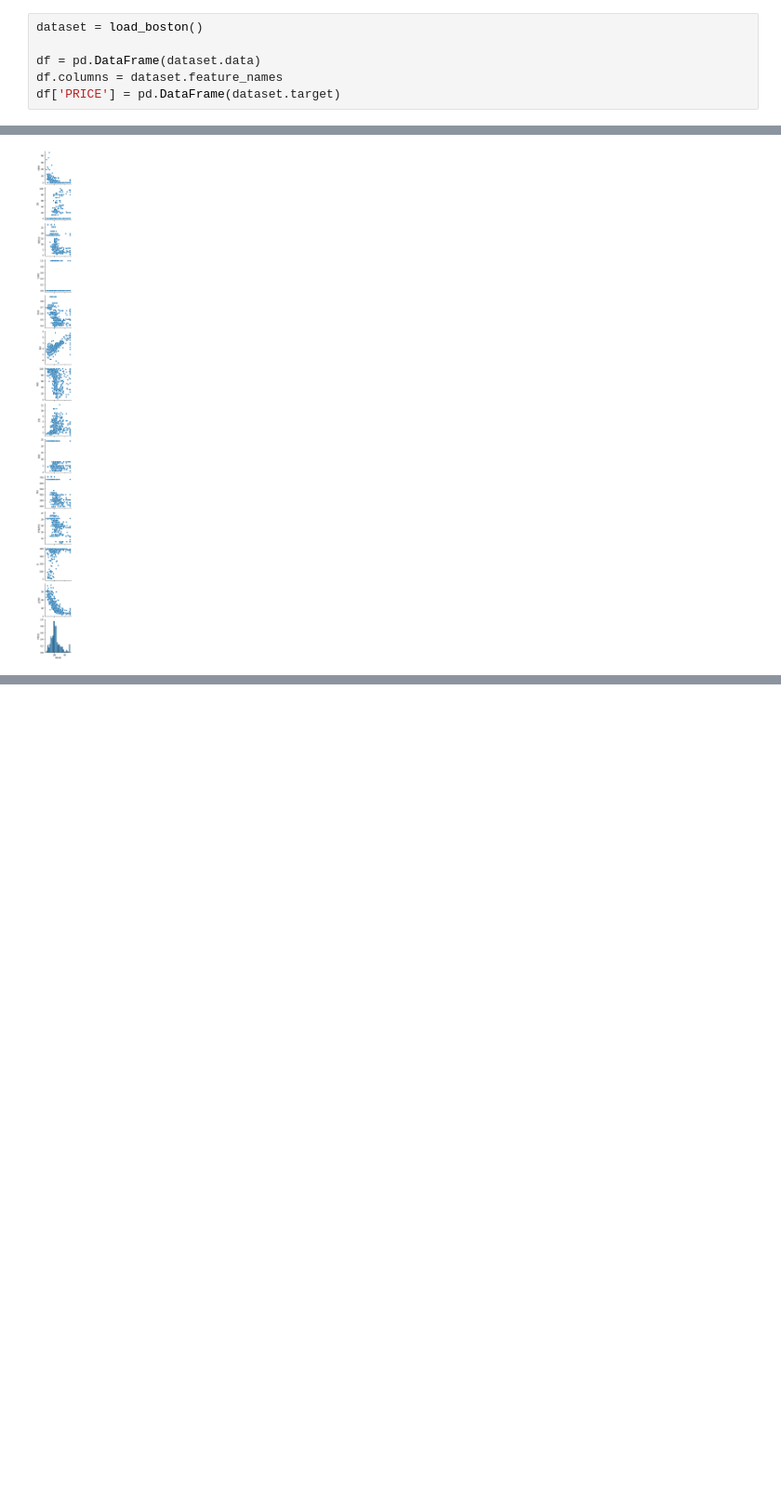
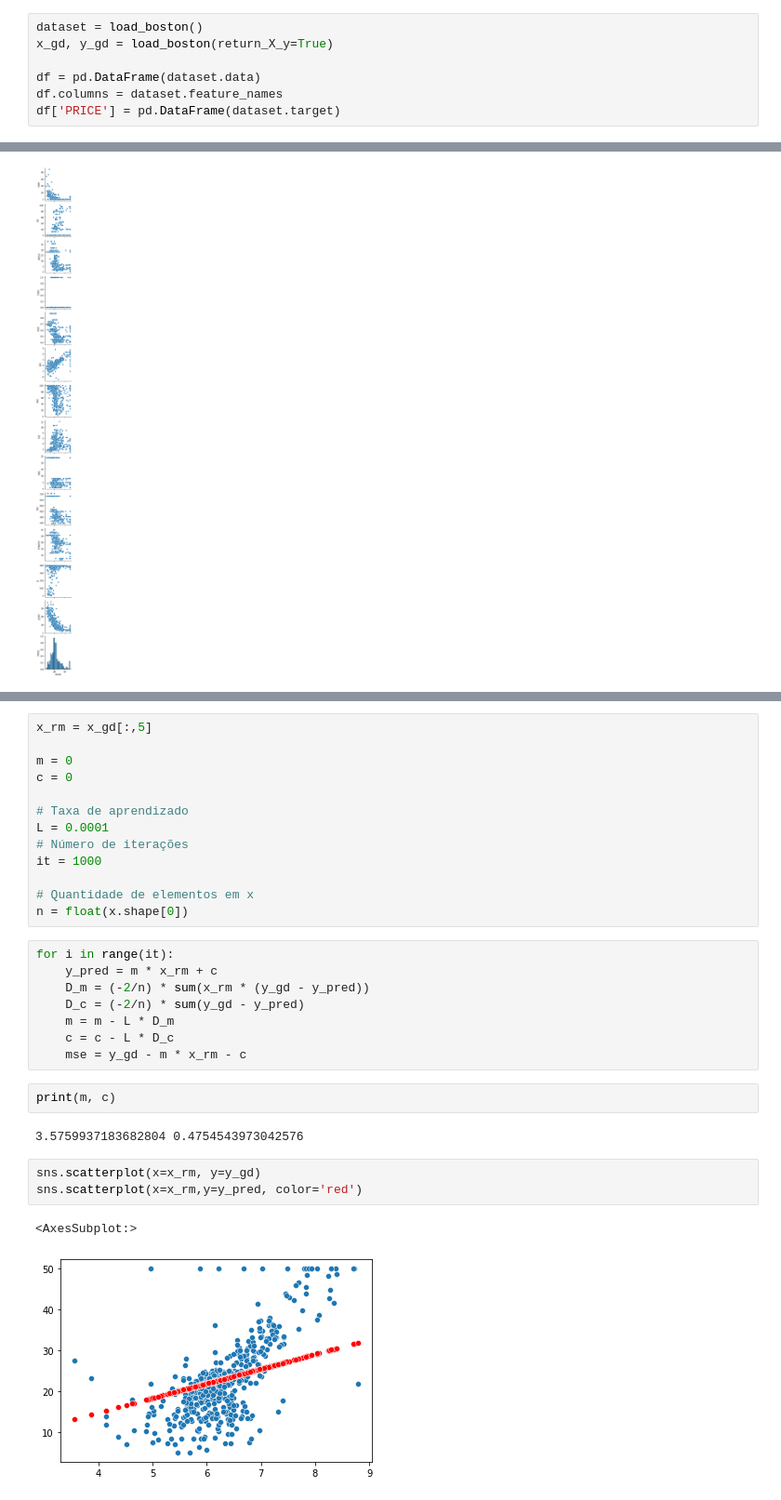
Before and after one commit to bruna-calistrate/Regression-SupervisedModels-Course, a Jupyter notebook: SupervisedModels.ipynb, the cells around one changed output, grey strips where cells are left out. Shown at 93% size. Cells and saved outputs as stored; diff of their text form; blank space fills up the shorter version.

```diff
--- a/SupervisedModels.ipynb
+++ b/SupervisedModels.ipynb
@@ -512,6 +499,7 @@ MAE:       0.50
 ## Outliers
 # %%
 dataset = load_boston()
+x_gd, y_gd = load_boston(return_X_y=True)
 
 df = pd.DataFrame(dataset.data)
 df.columns = dataset.feature_names
@@ -619,0 +613,31 @@ sns.pairplot(df, x_vars='PRICE')
+# %%
+x_rm = x_gd[:,5]
+
+m = 0
+c = 0
+
+# Taxa de aprendizado
+L = 0.0001
+# Número de iterações
+it = 1000
+
+# Quantidade de elementos em x
+n = float(x.shape[0])
+# %%
+for i in range(it):
+    y_pred = m * x_rm + c
+    D_m = (-2/n) * sum(x_rm * (y_gd - y_pred))
+    D_c = (-2/n) * sum(y_gd - y_pred)
+    m = m - L * D_m
+    c = c - L * D_c
+    mse = y_gd - m * x_rm - c
+# %%
+print(m, c)
+# %% [output]
+3.5759937183682804 0.4754543973042576
+# %%
+sns.scatterplot(x=x_rm, y=y_gd)
+sns.scatterplot(x=x_rm,y=y_pred, color='red')
+# %% [output]
+<AxesSubplot:>
+[figure, added]
```
Also changed, not shown: parts of 20 cells of this notebook.
